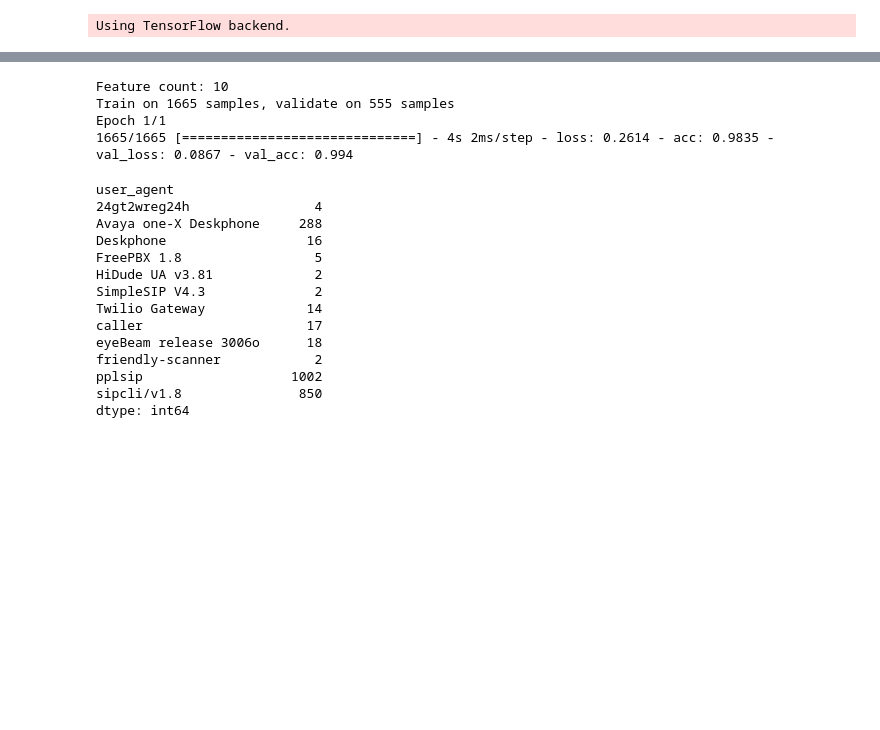
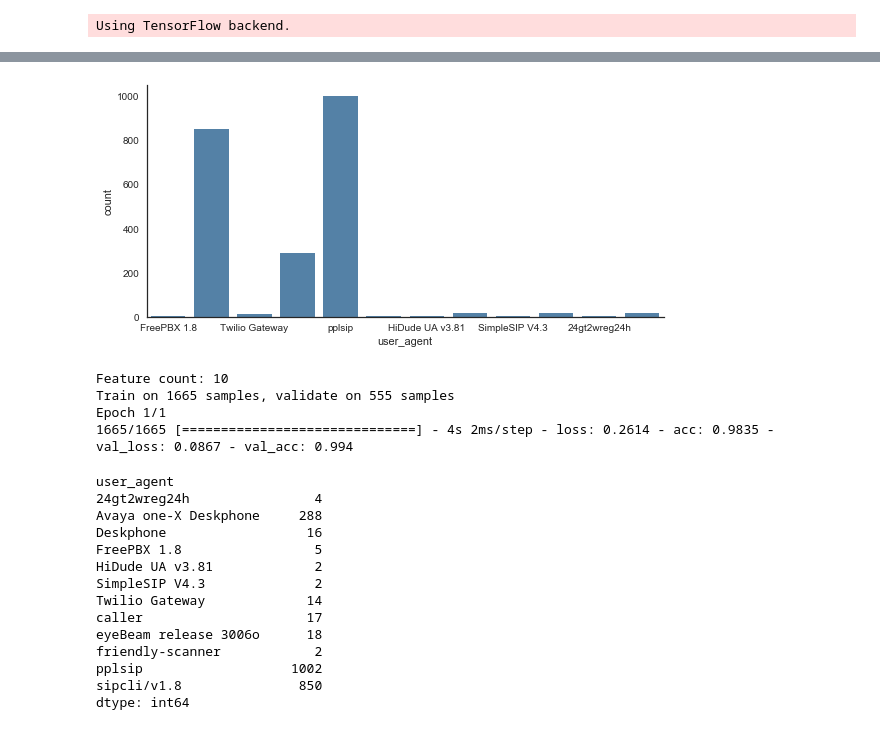
Before and after one commit to spicyramen/honeypot, a Jupyter notebook: honeypot_analyzer/threat_analyzer/notebooks/honeypot_v3.ipynb, the cells around one changed output, grey strips where cells are left out. Cells and saved outputs as stored; diff of their text form; code cells hidden in the pictures; blank space fills up the shorter version.

```diff
--- a/honeypot_analyzer/threat_analyzer/notebooks/honeypot_v3.ipynb
+++ b/honeypot_analyzer/threat_analyzer/notebooks/honeypot_v3.ipynb
@@ -72,3 +110,10 @@ def save_model(model):
+# %%
+with sns.axes_style('white'):
+    g = sns.factorplot("user_agent", data=dataset, aspect=2,
+                       kind="count", color='steelblue')
+    g.set_xticklabels(step=2)
+# %% [output]
+[figure, added]
 # %%
 def _to_string(value):
     """Returns a string type based on value variable type.
```
Also changed, not shown: parts of 7 cells of this notebook, 2 other files.
